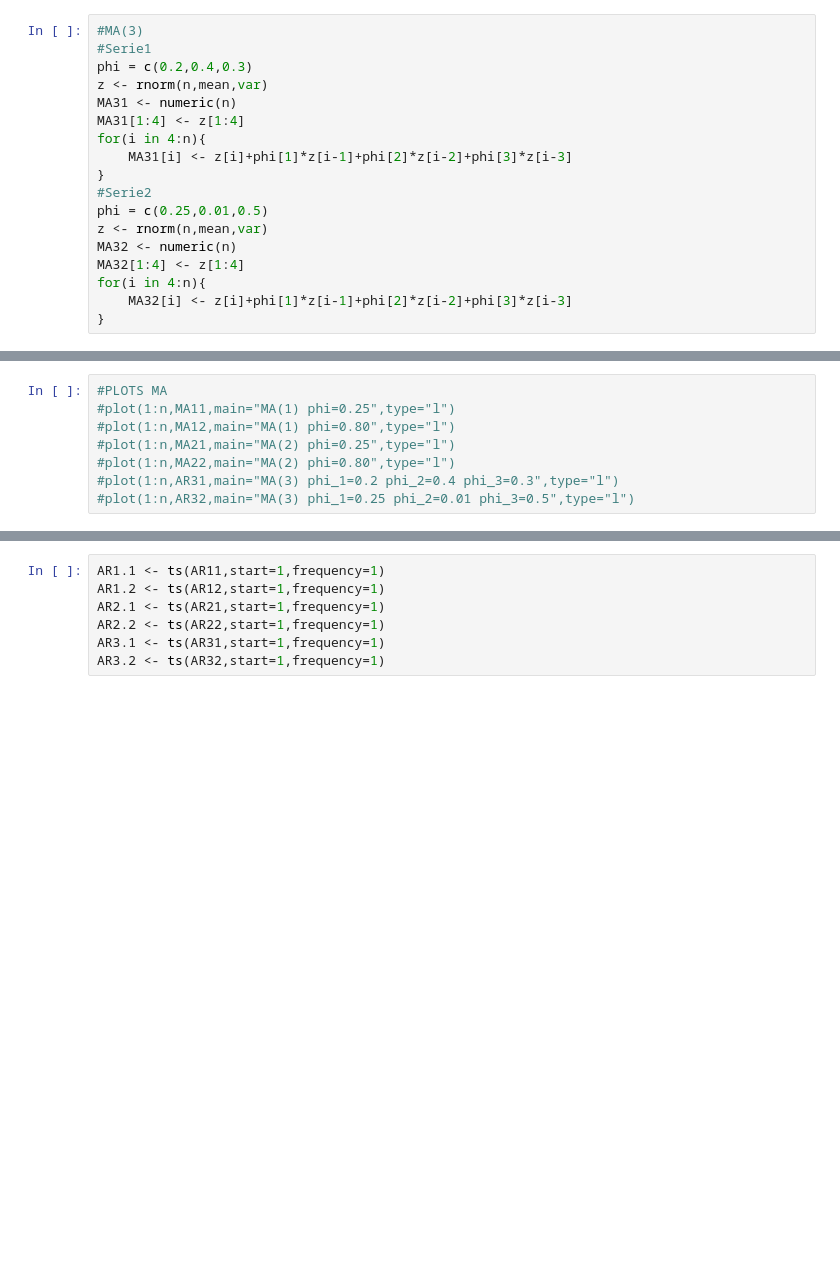
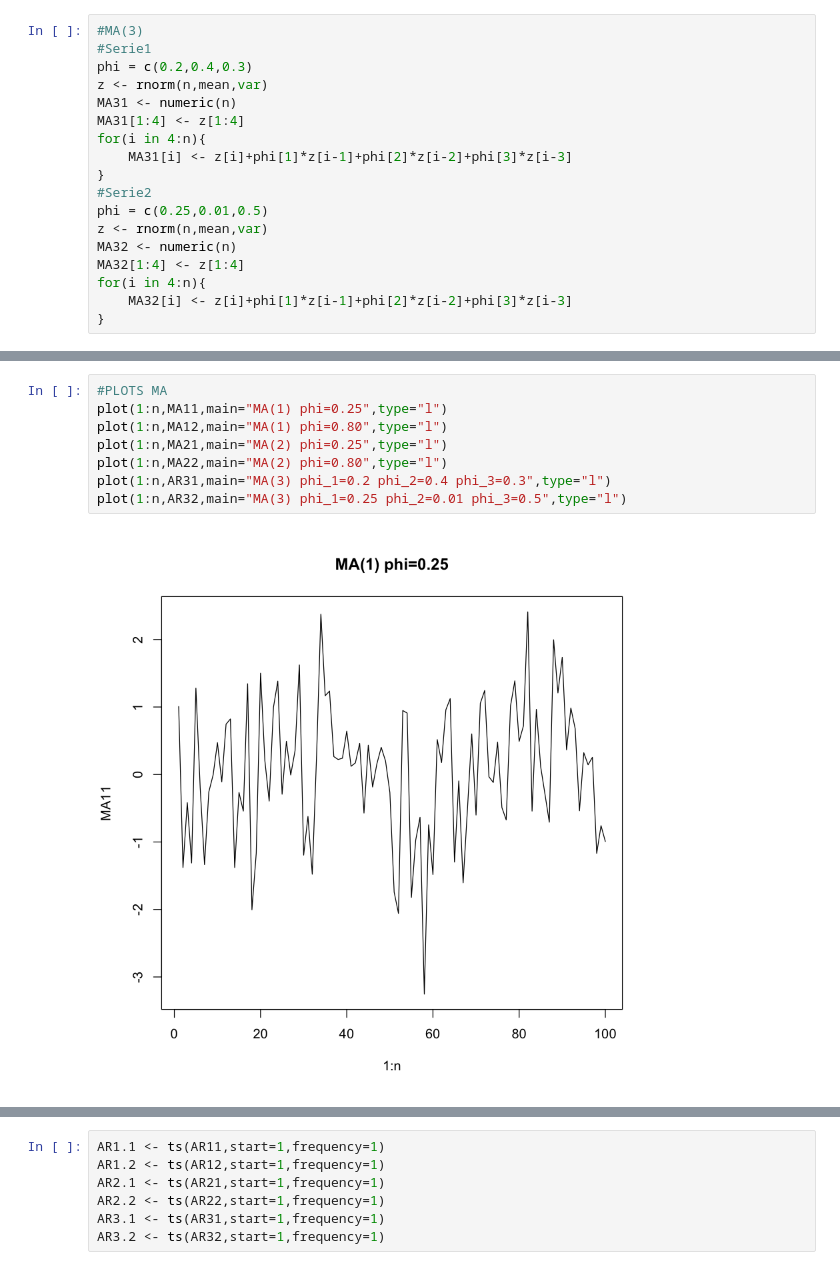
Before and after one commit to ike-mercado-huanaque/SeriesTiempo, a Jupyter notebook: Tarea2ST.ipynb, the cells around one changed output, grey strips where cells are left out. Drawn from its saved outputs; the diff is of its cells as text; blank space fills up the shorter version.

```diff
--- a/Tarea2ST.ipynb
+++ b/Tarea2ST.ipynb
@@ -156,8 +163,10 @@ for(i in 4:n){
 # %%
 #PLOTS MA
-#plot(1:n,MA11,main="MA(1) phi=0.25",type="l")
-#plot(1:n,MA12,main="MA(1) phi=0.80",type="l")
-#plot(1:n,MA21,main="MA(2) phi=0.25",type="l")
-#plot(1:n,MA22,main="MA(2) phi=0.80",type="l")
-#plot(1:n,AR31,main="MA(3) phi_1=0.2 phi_2=0.4 phi_3=0.3",type="l")
-#plot(1:n,AR32,main="MA(3) phi_1=0.25 phi_2=0.01 phi_3=0.5",type="l")
+plot(1:n,MA11,main="MA(1) phi=0.25",type="l")
+plot(1:n,MA12,main="MA(1) phi=0.80",type="l")
+plot(1:n,MA21,main="MA(2) phi=0.25",type="l")
+plot(1:n,MA22,main="MA(2) phi=0.80",type="l")
+plot(1:n,AR31,main="MA(3) phi_1=0.2 phi_2=0.4 phi_3=0.3",type="l")
+plot(1:n,AR32,main="MA(3) phi_1=0.25 phi_2=0.01 phi_3=0.5",type="l")
+# %% [output]
+[figure, added]
```
Also changed, not shown: parts of 4 cells of this notebook.
